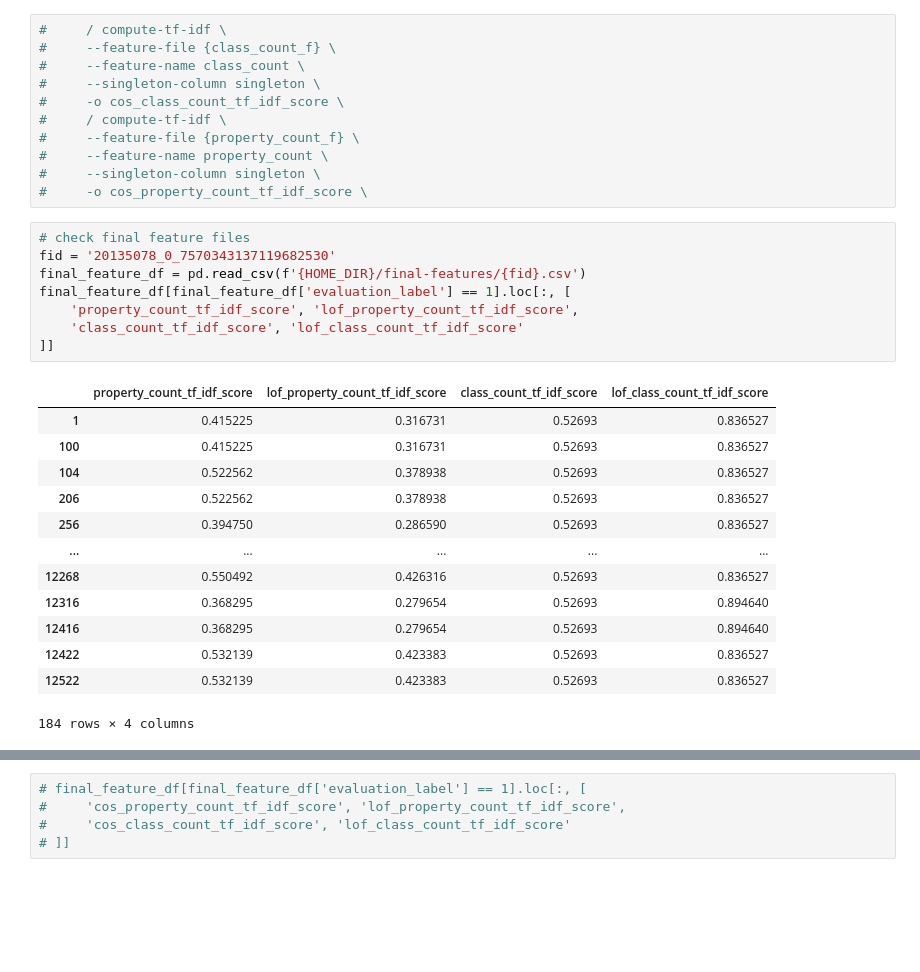
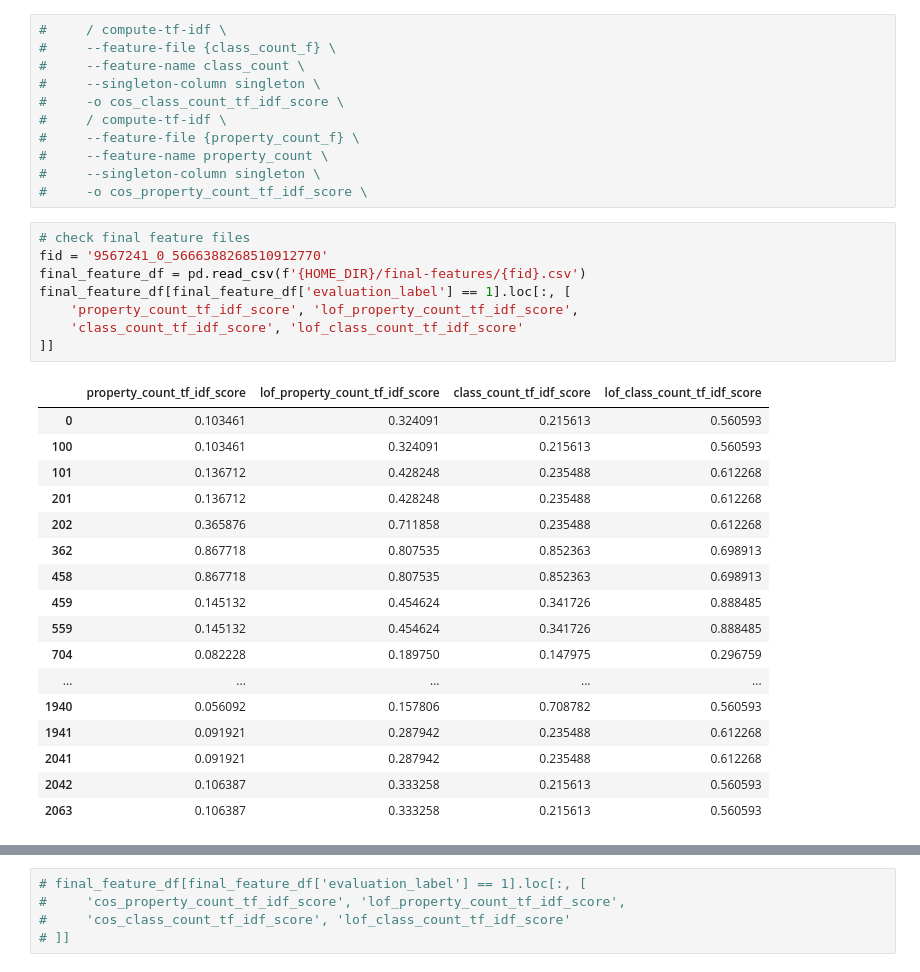
Before and after one commit to rijulvohra/table-linker-pipelines, a Jupyter notebook: fuzzy-augmented-match-centroid-pipeline/lof-feature-generation-train.ipynb, the cells around one changed output, grey strips where cells are left out. Drawn from its saved outputs; the diff is of its cells as text; blank space fills up the shorter version.

```diff
--- a/fuzzy-augmented-match-centroid-pipeline/lof-feature-generation-train.ipynb
+++ b/fuzzy-augmented-match-centroid-pipeline/lof-feature-generation-train.ipynb
@@ -240,26 +240,30 @@ generating final feature for 43th file: 43237185_1_3636357855502246981
 #     -o cos_property_count_tf_idf_score \
 # %%
 # check final feature files
-fid = '20135078_0_7570343137119682530'
+fid = '9567241_0_5666388268510912770'
 final_feature_df = pd.read_csv(f'{HOME_DIR}/final-features/{fid}.csv')
 final_feature_df[final_feature_df['evaluation_label'] == 1].loc[:, [
     'property_count_tf_idf_score', 'lof_property_count_tf_idf_score',
     'class_count_tf_idf_score', 'lof_class_count_tf_idf_score'
 ]]
 # %% [output]
 |  | property_count_tf_idf_score | lof_property_count_tf_idf_score | class_count_tf_idf_score | lof_class_count_tf_idf_score |
-| 1 | 0.415225 | 0.316731 | 0.52693 | 0.836527 |
-| 100 | 0.415225 | 0.316731 | 0.52693 | 0.836527 |
-| 104 | 0.522562 | 0.378938 | 0.52693 | 0.836527 |
-| 206 | 0.522562 | 0.378938 | 0.52693 | 0.836527 |
-| 256 | 0.394750 | 0.286590 | 0.52693 | 0.836527 |
+| 0 | 0.103461 | 0.324091 | 0.215613 | 0.560593 |
+| 100 | 0.103461 | 0.324091 | 0.215613 | 0.560593 |
+| 101 | 0.136712 | 0.428248 | 0.235488 | 0.612268 |
+| 201 | 0.136712 | 0.428248 | 0.235488 | 0.612268 |
+| 202 | 0.365876 | 0.711858 | 0.235488 | 0.612268 |
+| 362 | 0.867718 | 0.807535 | 0.852363 | 0.698913 |
+| 458 | 0.867718 | 0.807535 | 0.852363 | 0.698913 |
+| 459 | 0.145132 | 0.454624 | 0.341726 | 0.888485 |
+| 559 | 0.145132 | 0.454624 | 0.341726 | 0.888485 |
+| 704 | 0.082228 | 0.189750 | 0.147975 | 0.296759 |
 | ... | ... | ... | ... | ... |
-| 12268 | 0.550492 | 0.426316 | 0.52693 | 0.836527 |
-| 12316 | 0.368295 | 0.279654 | 0.52693 | 0.894640 |
-| 12416 | 0.368295 | 0.279654 | 0.52693 | 0.894640 |
-| 12422 | 0.532139 | 0.423383 | 0.52693 | 0.836527 |
-| 12522 | 0.532139 | 0.423383 | 0.52693 | 0.836527 |
+| 1940 | 0.056092 | 0.157806 | 0.708782 | 0.560593 |
+| 1941 | 0.091921 | 0.287942 | 0.235488 | 0.612268 |
+| 2041 | 0.091921 | 0.287942 | 0.235488 | 0.612268 |
+| 2042 | 0.106387 | 0.333258 | 0.215613 | 0.560593 |
+| 2063 | 0.106387 | 0.333258 | 0.215613 | 0.560593 |
-184 rows × 4 columns
 # %%
 len(final_feature_df.groupby(['column', 'row']))
 # %% [output]
```
Also changed, not shown: parts of 5 cells of this notebook, 3 other files.
